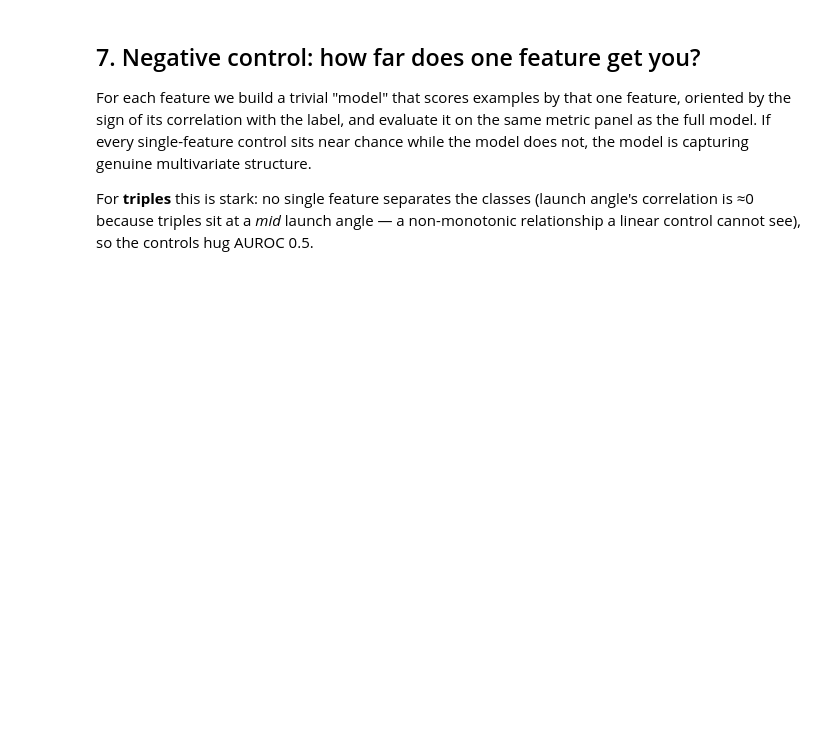
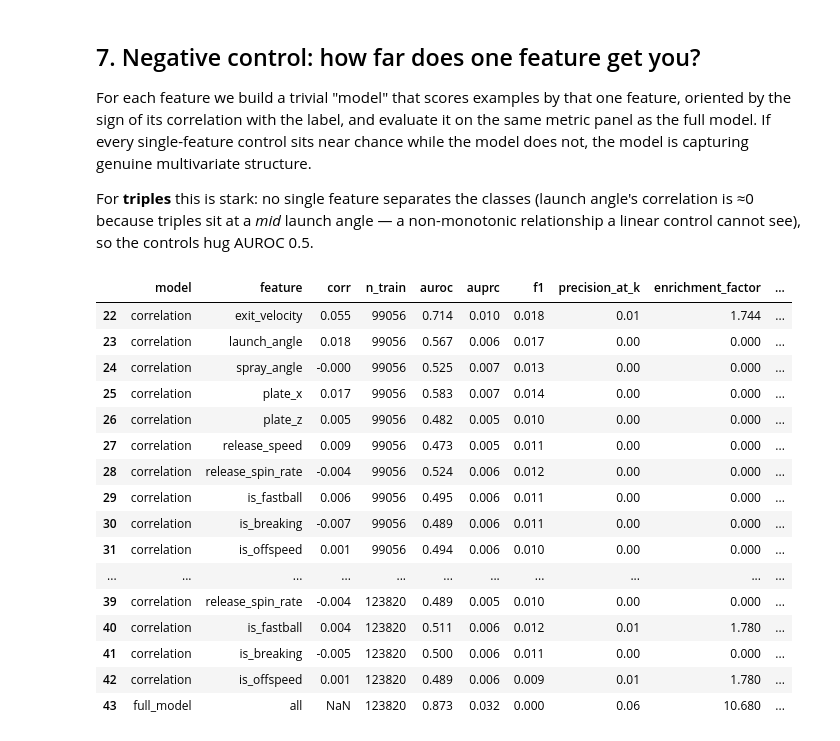
Before and after one commit to jackievaleri/negative_ml, a Jupyter notebook: notebooks/02_baseball_eda.ipynb, the cells around one changed output. Drawn from its saved outputs; the diff is of its cells as text; code cells hidden in the pictures; blank space fills up the shorter version.

```diff
--- a/notebooks/02_baseball_eda.ipynb
+++ b/notebooks/02_baseball_eda.ipynb
@@ -160,21 +201,44 @@ relationship a linear control cannot see), so the controls hug AUROC 0.5.
 # %%
 def full_factory(**kw):
     return make_model("classification", **kw)
 
 
 nc = []
 for target in ["home_run", "triple"]:
     d23 = baseball.load_season(2023, target=target)
     d24 = baseball.load_season(2024, target=target)
     splits = {"random": split_from_dataset(d23), "hard": cross_dataset_split(d23, d24)}
     for split_name, sp in splits.items():
         nc.append(
-            run_negative_control(d23, full_factory, split=sp).assign(
-                target=target, split=split_name
-            )
+            run_negative_control(
+                d23,
+                full_factory,
+                lambda feature_index: full_factory(
+                    kind="correlation", feature_index=feature_index
+                ),
+                split=sp,
+            ).assign(target=target, split=split_name)
         )
 nc = pd.concat(nc, ignore_index=True)
 nc[nc.target == "triple"].round(3)
+# %% [output]
+|  | model | feature | corr | n_train | auroc | auprc | f1 | precision_at_k | enrichment_factor | ... |
+| 22 | correlation | exit_velocity | 0.055 | 99056 | 0.714 | 0.010 | 0.018 | 0.01 | 1.744 | ... |
+| 23 | correlation | launch_angle | 0.018 | 99056 | 0.567 | 0.006 | 0.017 | 0.00 | 0.000 | ... |
+| 24 | correlation | spray_angle | -0.000 | 99056 | 0.525 | 0.007 | 0.013 | 0.00 | 0.000 | ... |
+| 25 | correlation | plate_x | 0.017 | 99056 | 0.583 | 0.007 | 0.014 | 0.00 | 0.000 | ... |
+| 26 | correlation | plate_z | 0.005 | 99056 | 0.482 | 0.005 | 0.010 | 0.00 | 0.000 | ... |
+| 27 | correlation | release_speed | 0.009 | 99056 | 0.473 | 0.005 | 0.011 | 0.00 | 0.000 | ... |
+| 28 | correlation | release_spin_rate | -0.004 | 99056 | 0.524 | 0.006 | 0.012 | 0.00 | 0.000 | ... |
+| 29 | correlation | is_fastball | 0.006 | 99056 | 0.495 | 0.006 | 0.011 | 0.00 | 0.000 | ... |
+| 30 | correlation | is_breaking | -0.007 | 99056 | 0.489 | 0.006 | 0.011 | 0.00 | 0.000 | ... |
+| 31 | correlation | is_offspeed | 0.001 | 99056 | 0.494 | 0.006 | 0.010 | 0.00 | 0.000 | ... |
+| ... | ... | ... | ... | ... | ... | ... | ... | ... | ... | ... |
+| 39 | correlation | release_spin_rate | -0.004 | 123820 | 0.489 | 0.005 | 0.010 | 0.00 | 0.000 | ... |
+| 40 | correlation | is_fastball | 0.004 | 123820 | 0.511 | 0.006 | 0.012 | 0.01 | 1.780 | ... |
+| 41 | correlation | is_breaking | -0.005 | 123820 | 0.500 | 0.006 | 0.011 | 0.00 | 0.000 | ... |
+| 42 | correlation | is_offspeed | 0.001 | 123820 | 0.489 | 0.006 | 0.009 | 0.01 | 1.780 | ... |
+| 43 | full_model | all | NaN | 123820 | 0.873 | 0.032 | 0.000 | 0.06 | 10.680 | ... |
 # %%
 for target in ["home_run", "triple"]:
     fig, axes = plt.subplots(1, 2, figsize=(14, 5))
```
Also changed, not shown: parts of 12 cells of this notebook, 2 other files.
